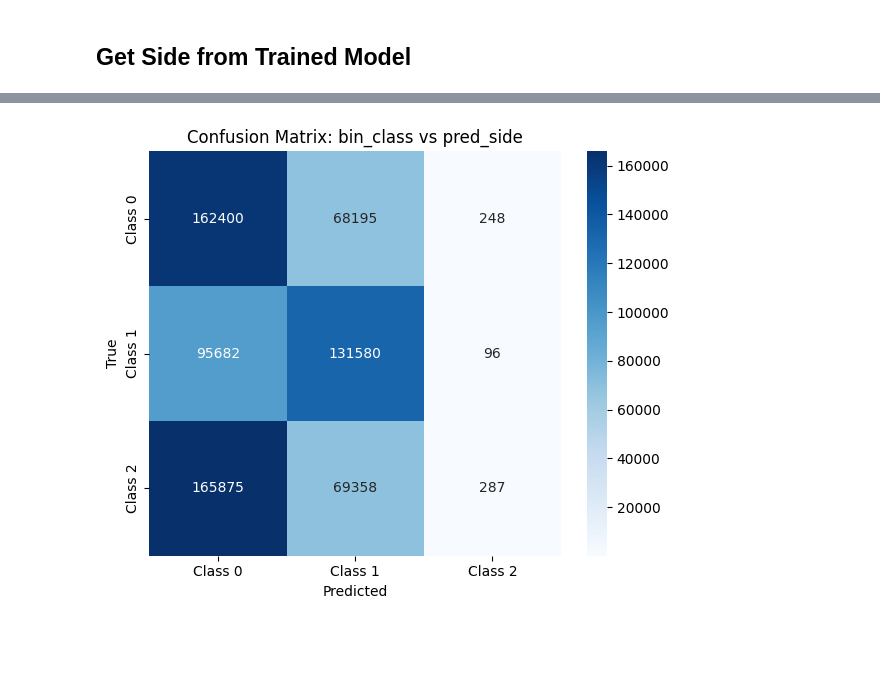
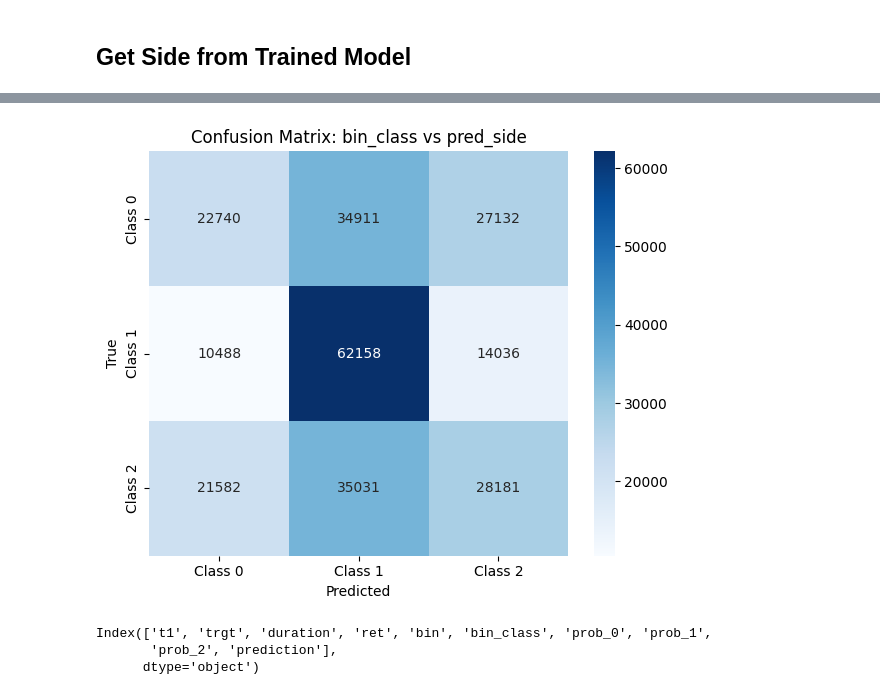
Before and after one commit to chillmelon/fxml, a Jupyter notebook: notebook/Visualization.ipynb, the cells around one changed output, grey strips where cells are left out. Saved outputs shown, nothing was run; the diff lists cells and outputs as text; code cells hidden in the pictures; blank space fills up the shorter version.

```diff
--- a/notebook/Visualization.ipynb
+++ b/notebook/Visualization.ipynb
@@ -94,6 +100,7 @@ from models.classification.t2v_transformer_model import T2VTransformerModule
 # %%
-model = T2VTransformerModule.load_from_checkpoint(MODEL_PATH)
+model = SimpleTransformerModule.load_from_checkpoint(MODEL_PATH)
 # %% [markdown]
 ## Get Side from Trained Model
 # %%
-features = df[TIME_COLS + FEATURES_COLS]
+# features = df[TIME_COLS + FEATURES_COLS]
+features = df[FEATURES_COLS]
@@ -153,5 +164,6 @@ def get_side_from_model(model, data: pd.DataFrame, labels: pd.DataFrame, lookbac
 # %%
 %%time
-predicted_sides = get_side_from_model(model=model, data=features,labels=labels_df, lookback=SEQUENCE_LENGTH, device='cpu')
-predicted_sides.value_counts(), predicted_sides.isna().sum()
+predictions = get_side_from_model_batch(model=model, data=features,labels=labels_df, lookback=SEQUENCE_LENGTH, device='mps', batch_size=1024)
+print(predictions.prediction.value_counts())
+print(predictions.isna().sum())
 # %% [output]
@@ -165,5 +182,5 @@ Wall time: 14min 17s
 # %%
-labels_df = labels_df.join(predicted_sides.rename("pred_class"))
+labels_df = labels_df.join(predictions)
 # %%
 labels_df.shape
 # %% [output]
@@ -173,24 +190,24 @@ labels_df = labels_df.dropna()
 # %%
 import pandas as pd
 import matplotlib.pyplot as plt
 import seaborn as sns
 from sklearn.metrics import confusion_matrix
 
 # 將類別轉為整數型別
 y_true = labels_df["bin_class"].astype(int)
-y_pred = labels_df["pred_class"].astype(int)
+y_pred = labels_df["prediction"].astype(int)
 
 # 計算混淆矩陣
 cm = confusion_matrix(y_true, y_pred, labels=[0, 1, 2])
 labels = ["Class 0", "Class 1", "Class 2"]
 
 # 繪圖
 plt.figure(figsize=(6, 5))
 sns.heatmap(cm, annot=True, fmt="d", cmap="Blues", xticklabels=labels, yticklabels=labels)
 plt.xlabel("Predicted")
 plt.ylabel("True")
 plt.title("Confusion Matrix: bin_class vs pred_side")
 plt.tight_layout()
 plt.show()
 # %% [output]
-[figure, old version]
+[figure, new version]
@@ -196,0 +216,6 @@ plt.show()
+# %%
+labels_df.columns
+# %% [output]
+Index(['t1', 'trgt', 'duration', 'ret', 'bin', 'bin_class', 'prob_0', 'prob_1',
+       'prob_2', 'prediction'],
+      dtype='object')
```
Also changed, not shown: parts of 9 cells of this notebook, 6 other files.
